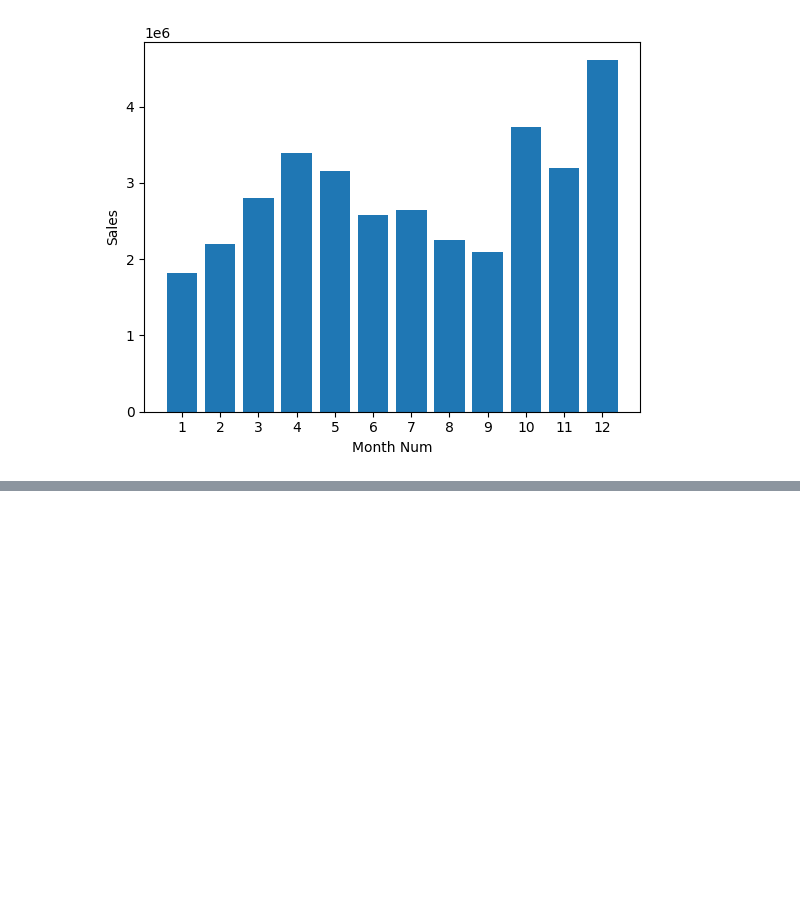
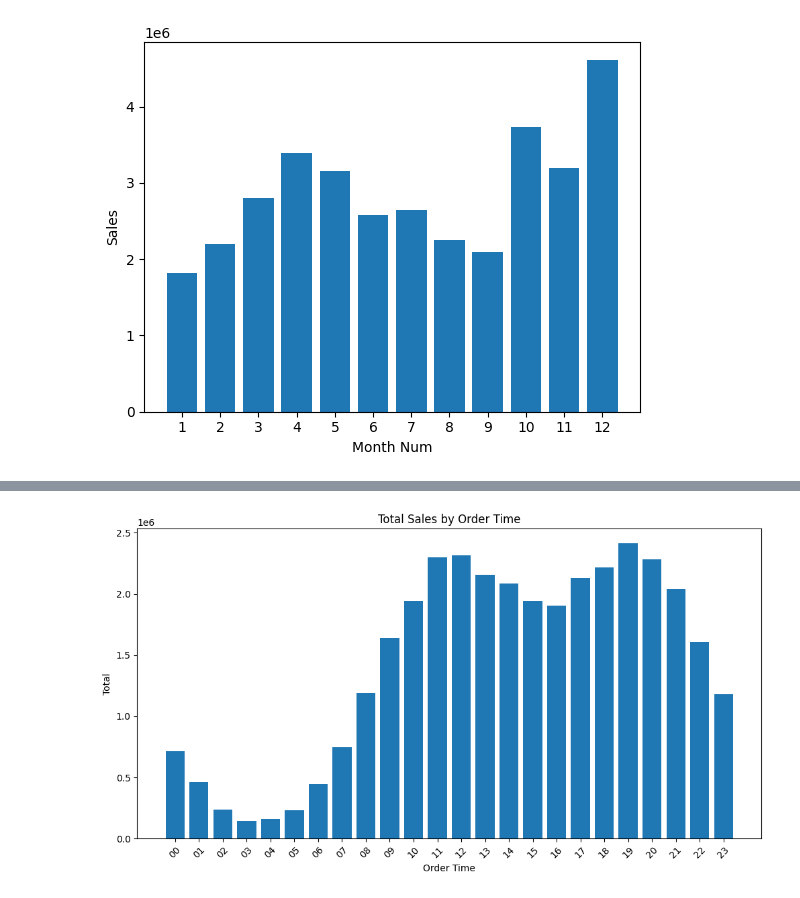
Before and after one commit to jamespairepo/sales_analysis, a Jupyter notebook: analysis.ipynb, the cells around one changed output, grey strips where cells are left out. Saved outputs shown, nothing was run; the diff lists cells and outputs as text; code cells hidden in the pictures; blank space fills up the shorter version.

```diff
--- a/analysis.ipynb
+++ b/analysis.ipynb
@@ -185,0 +292,4 @@ plt.show()
+# %%
+all_data['Order Time'] = all_data['Order Date'].str.split(' ').str[1]
+all_data['Order Time'] = all_data['Order Time'].str.split(':').str[0]
+all_data
@@ -185,0 +320,3 @@ plt.show()
+# %%
+order_group = all_data.groupby('Order Time').sum()
+order_group
@@ -185,0 +342,13 @@ plt.show()
+# %%
+order_group.reset_index(inplace=True)
+
+# Create a bar chart
+plt.figure(figsize=(12, 6))
+plt.bar(order_group['Order Time'], order_group['Total'])
+plt.xlabel('Order Time')
+plt.ylabel('Total')
+plt.title('Total Sales by Order Time')
+plt.xticks(rotation=45)  # Rotate x-axis labels for better readability
+plt.show()
+# %% [output]
+[figure, added]
```
Also changed, not shown: parts of 10 cells of this notebook.
